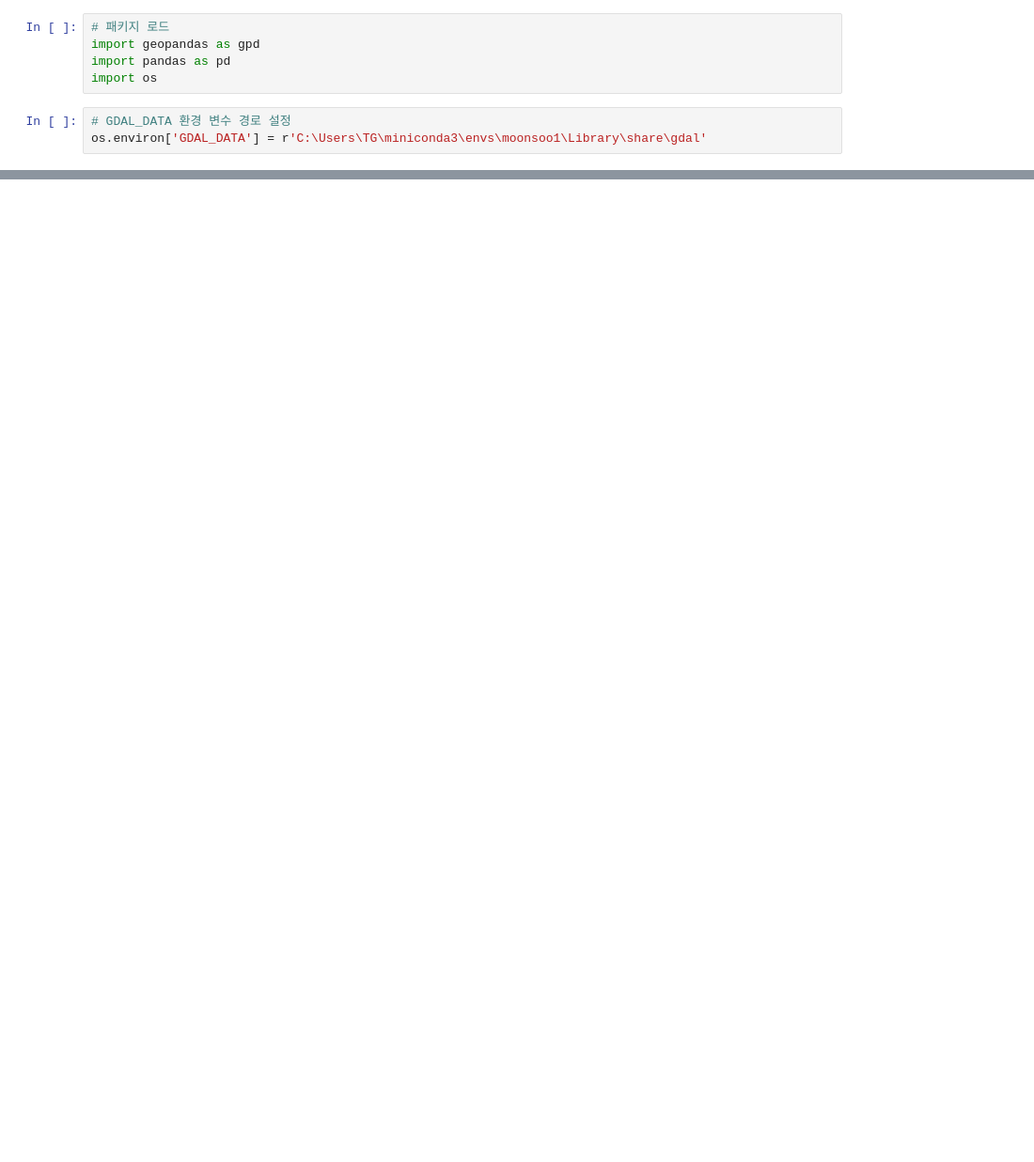
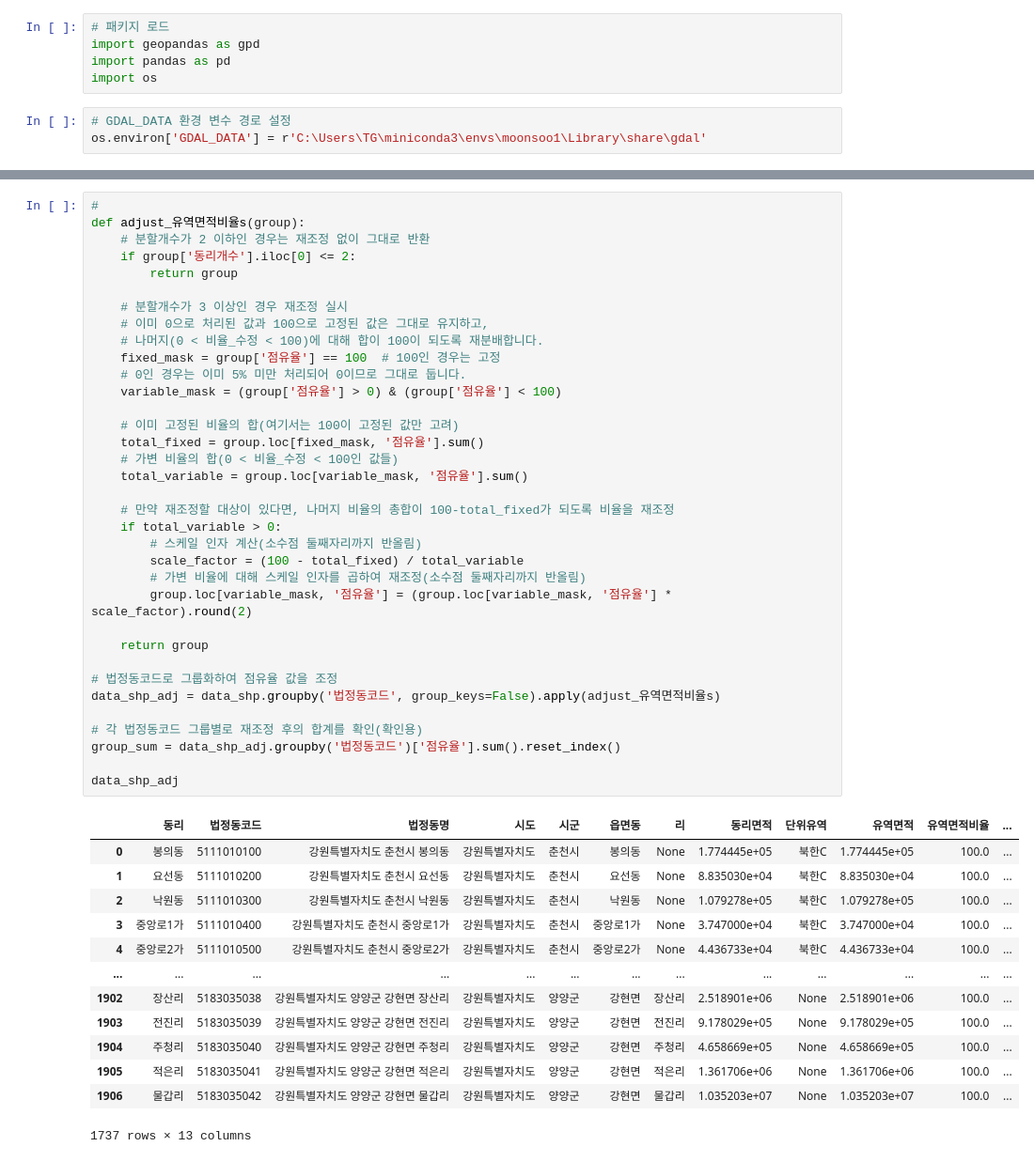
Before and after one commit to cms0416/TMDL, a Jupyter notebook: Script_Python/동리유역면적shp파일정리.ipynb, the cells around one changed output, grey strips where cells are left out. Shown at 94% size. Drawn from its saved outputs; the diff is of its cells as text; blank space fills up the shorter version.

```diff
--- a/Script_Python/동리유역면적shp파일정리.ipynb
+++ b/Script_Python/동리유역면적shp파일정리.ipynb
@@ -76,0 +80,49 @@ data_shp
+# %%
+#
+def adjust_유역면적비율s(group):
+    # 분할개수가 2 이하인 경우는 재조정 없이 그대로 반환
+    if group['동리개수'].iloc[0] <= 2:
+        return group
+
+    # 분할개수가 3 이상인 경우 재조정 실시
+    # 이미 0으로 처리된 값과 100으로 고정된 값은 그대로 유지하고,
+    # 나머지(0 < 비율_수정 < 100)에 대해 합이 100이 되도록 재분배합니다.
+    fixed_mask = group['점유율'] == 100  # 100인 경우는 고정
+    # 0인 경우는 이미 5% 미만 처리되어 0이므로 그대로 둡니다.
+    variable_mask = (group['점유율'] > 0) & (group['점유율'] < 100)
+
+    # 이미 고정된 비율의 합(여기서는 100이 고정된 값만 고려)
+    total_fixed = group.loc[fixed_mask, '점유율'].sum()
+    # 가변 비율의 합(0 < 비율_수정 < 100인 값들)
+    total_variable = group.loc[variable_mask, '점유율'].sum()
+
+    # 만약 재조정할 대상이 있다면, 나머지 비율의 총합이 100-total_fixed가 되도록 비율을 재조정
+    if total_variable > 0:
+        # 스케일 인자 계산(소수점 둘째자리까지 반올림)
+        scale_factor = (100 - total_fixed) / total_variable
+        # 가변 비율에 대해 스케일 인자를 곱하여 재조정(소수점 둘째자리까지 반올림)
+        group.loc[variable_mask, '점유율'] = (group.loc[variable_mask, '점유율'] * scale_factor).round(2)
+
+    return group
+
+# 법정동코드로 그룹화하여 점유율 값을 조정
+data_shp_adj = data_shp.groupby('법정동코드', group_keys=False).apply(adjust_유역면적비율s)
+
+# 각 법정동코드 그룹별로 재조정 후의 합계를 확인(확인용)
+group_sum = data_shp_adj.groupby('법정동코드')['점유율'].sum().reset_index()
+
+data_shp_adj
+# %% [output]
+|  | 동리 | 법정동코드 | 법정동명 | 시도 | 시군 | 읍면동 | 리 | 동리면적 | 단위유역 | 유역면적 | 유역면적비율 | ... |
+| 0 | 봉의동 | 5111010100 | 강원특별자치도 춘천시 봉의동 | 강원특별자치도 | 춘천시 | 봉의동 | None | 1.774445e+05 | 북한C | 1.774445e+05 | 100.0 | ... |
+| 1 | 요선동 | 5111010200 | 강원특별자치도 춘천시 요선동 | 강원특별자치도 | 춘천시 | 요선동 | None | 8.835030e+04 | 북한C | 8.835030e+04 | 100.0 | ... |
+| 2 | 낙원동 | 5111010300 | 강원특별자치도 춘천시 낙원동 | 강원특별자치도 | 춘천시 | 낙원동 | None | 1.079278e+05 | 북한C | 1.079278e+05 | 100.0 | ... |
+| 3 | 중앙로1가 | 5111010400 | 강원특별자치도 춘천시 중앙로1가 | 강원특별자치도 | 춘천시 | 중앙로1가 | None | 3.747000e+04 | 북한C | 3.747000e+04 | 100.0 | ... |
+| 4 | 중앙로2가 | 5111010500 | 강원특별자치도 춘천시 중앙로2가 | 강원특별자치도 | 춘천시 | 중앙로2가 | None | 4.436733e+04 | 북한C | 4.436733e+04 | 100.0 | ... |
+| ... | ... | ... | ... | ... | ... | ... | ... | ... | ... | ... | ... | ... |
+| 1902 | 장산리 | 5183035038 | 강원특별자치도 양양군 강현면 장산리 | 강원특별자치도 | 양양군 | 강현면 | 장산리 | 2.518901e+06 | None | 2.518901e+06 | 100.0 | ... |
+| 1903 | 전진리 | 5183035039 | 강원특별자치도 양양군 강현면 전진리 | 강원특별자치도 | 양양군 | 강현면 | 전진리 | 9.178029e+05 | None | 9.178029e+05 | 100.0 | ... |
+| 1904 | 주청리 | 5183035040 | 강원특별자치도 양양군 강현면 주청리 | 강원특별자치도 | 양양군 | 강현면 | 주청리 | 4.658669e+05 | None | 4.658669e+05 | 100.0 | ... |
+| 1905 | 적은리 | 5183035041 | 강원특별자치도 양양군 강현면 적은리 | 강원특별자치도 | 양양군 | 강현면 | 적은리 | 1.361706e+06 | None | 1.361706e+06 | 100.0 | ... |
+| 1906 | 물갑리 | 5183035042 | 강원특별자치도 양양군 강현면 물갑리 | 강원특별자치도 | 양양군 | 강현면 | 물갑리 | 1.035203e+07 | None | 1.035203e+07 | 100.0 | ... |
+1737 rows × 13 columns
```
Also changed, not shown: parts of 5 cells of this notebook, 4 other files.
